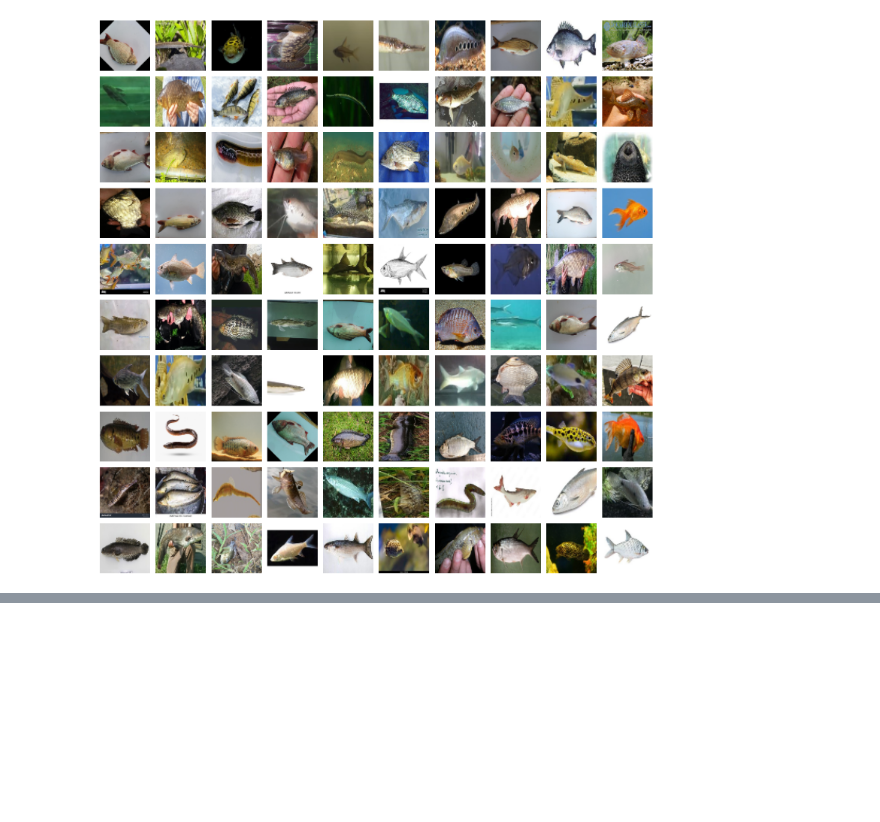
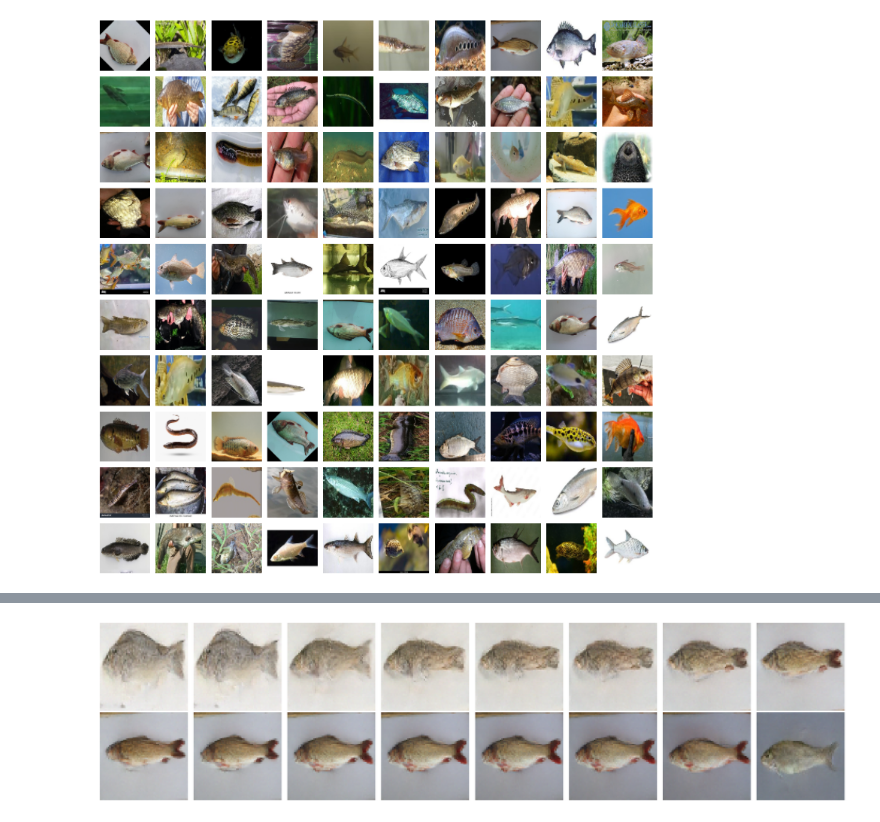
Before and after one commit to kvohra01/genai-project, a Jupyter notebook: model.ipynb, the cells around one changed output, grey strips where cells are left out. Cells and saved outputs as stored; diff of their text form; code cells hidden in the pictures; blank space fills up the shorter version.

Commit message:
interpolation between noisy vectors

```diff
--- a/model.ipynb
+++ b/model.ipynb
@@ -1050,0 +1125,12 @@ save_image(interp, "interpolation.png", nrow=8)
+# %%
+# Generate and display
+interp = interpolate_generated(model, steps=16)
+
+fig, axes = plt.subplots(2, 8, figsize=(20, 5))
+for i, ax in enumerate(axes.flat):
+    ax.imshow(interp[i].cpu().permute(1, 2, 0).numpy())
+    ax.axis("off")
+plt.tight_layout()
+plt.show()
+# %% [output]
+[figure, added]
```
Also changed, not shown: parts of 4 cells of this notebook, 2 other files.
